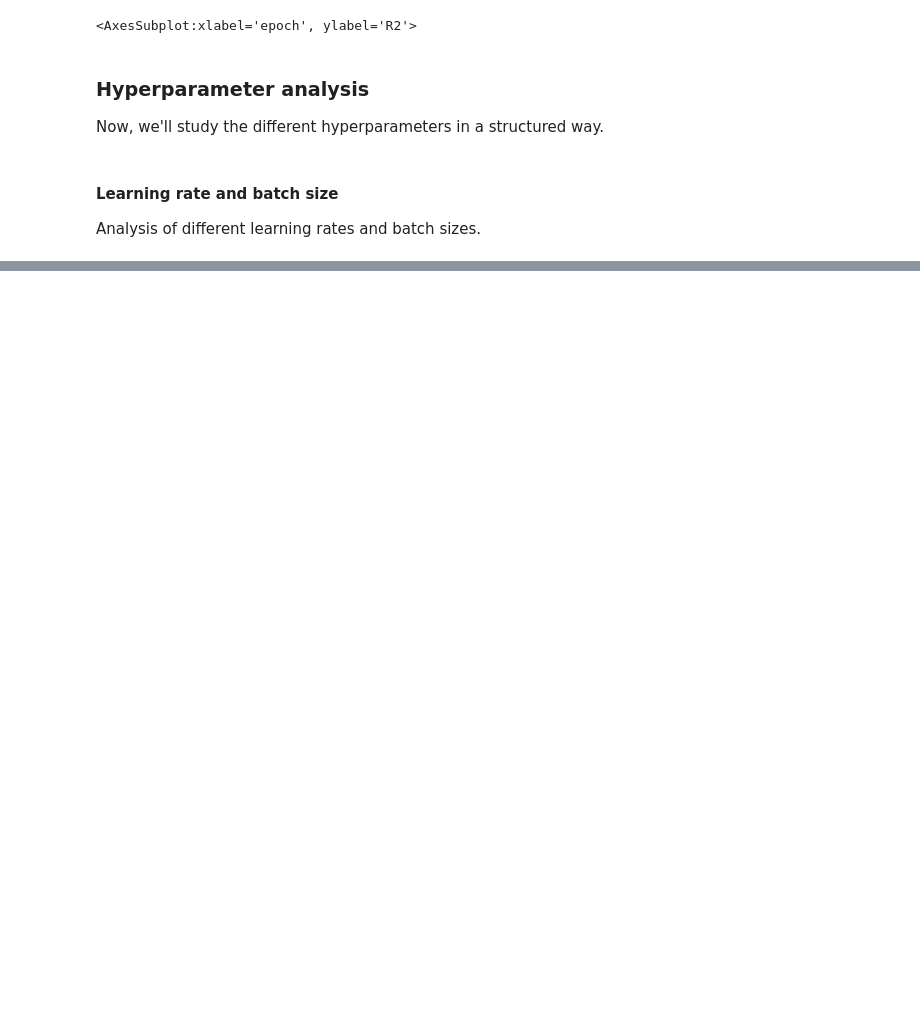
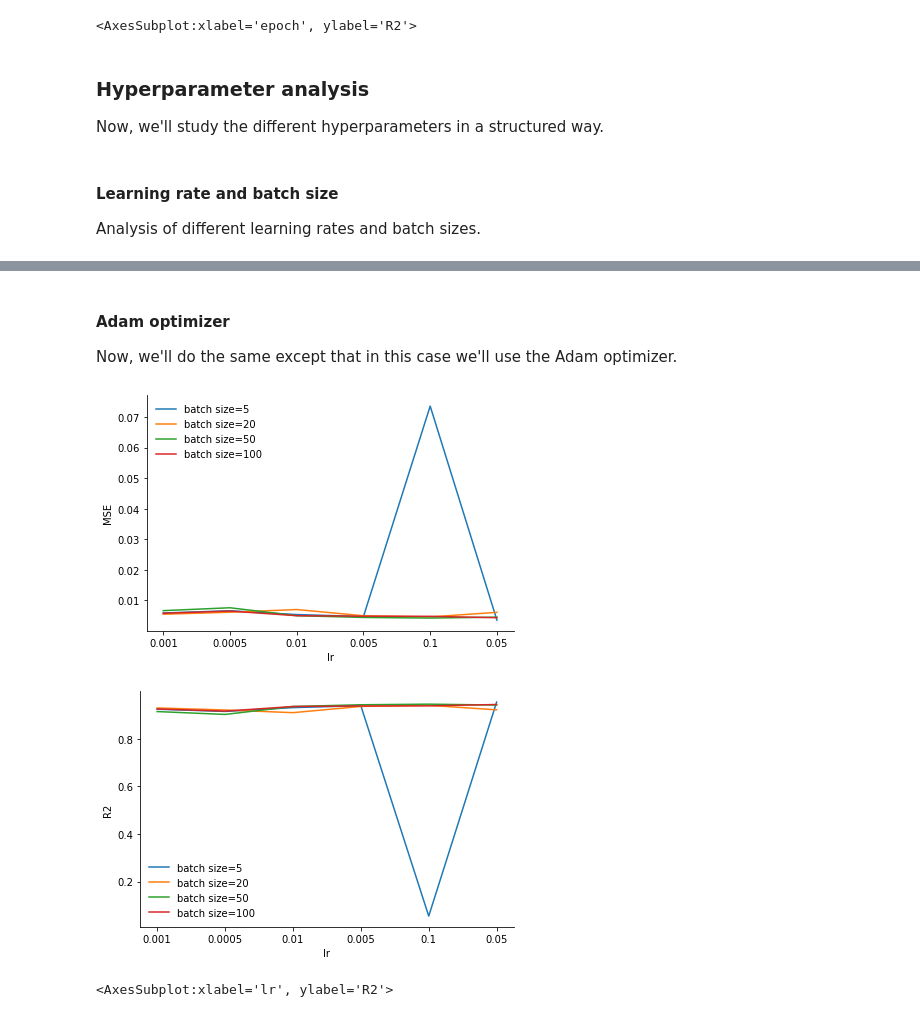
Before and after one commit to frederikrogge/compsci-project, a Jupyter notebook: Notebooks/task_f.ipynb, the cells around one changed output, grey strips where cells are left out. Saved outputs shown, nothing was run; the diff lists cells and outputs as text; code cells hidden in the pictures; blank space fills up the shorter version.

```diff
--- a/Notebooks/task_f.ipynb
+++ b/Notebooks/task_f.ipynb
@@ -127 +130,51 @@ plot_metric(y=all_scores, x=np.arange(len(lrs)), nx_ticks=lrs, show=True, save=T
 <AxesSubplot:xlabel='lr', ylabel='R2'>
+# %% [markdown]
+#### Adam optimizer
+
+Now, we'll do the same except that in this case we'll use the Adam optimizer.
+# %%
+# Define parameters
+epochs = 2000
+lrs = [1e-3, 0.5e-3, 1e-2, 0.5e-2, 1e-1, 0.5e-1]
+batch_sizes = [5, 20, 50, 100]
+
+# Instantiate model
+model = LinearRegression(dimension=x_train.shape[1], random_init=True, reduction='mean')
+
+all_losses = []
+all_scores = []
+for batch_size in batch_sizes:
+
+    mse_losses = []
+    r2_scores = []
+    for lr in lrs:
+
+        # Instantiate model and optimizer
+        model = LinearRegression(dimension=x_train.shape[1], random_init=True, reduction='mean')
+        optimizer = Adam(lr=lr)
+
+        # Train model
+        model.train(x_train, y_train, optimizer, 10, epochs)
+
+        y_hat = model.predict(x_test)
+        mse = MSE(y_test, y_hat)
+        r2 = R2(y_test, y_hat)
+
+        # Append
+        mse_losses.append(mse)
+        r2_scores.append(r2)
+
+    all_losses.append(mse_losses)
+    all_scores.append(r2_scores)
+
+
+legend = ['batch size='+str(batch_size) for batch_size in batch_sizes]
+plot_metric(y=all_losses, x=np.arange(len(lrs)), nx_ticks=lrs, show=True, save=True, x_label='lr', y_label='MSE', name='f_mse_adam_linear_lr-batch',
+           legend=legend)
+
+plot_metric(y=all_scores, x=np.arange(len(lrs)), nx_ticks=lrs, show=True, save=True, x_label='lr', y_label='R2', name='f_r2_adam_linear_lr-batch',
+           legend=legend)
+# %% [output]
+[figure, added]
+[figure, added]
+<AxesSubplot:xlabel='lr', ylabel='R2'>
```
Also changed, not shown: parts of 4 cells of this notebook, 10 other files.
